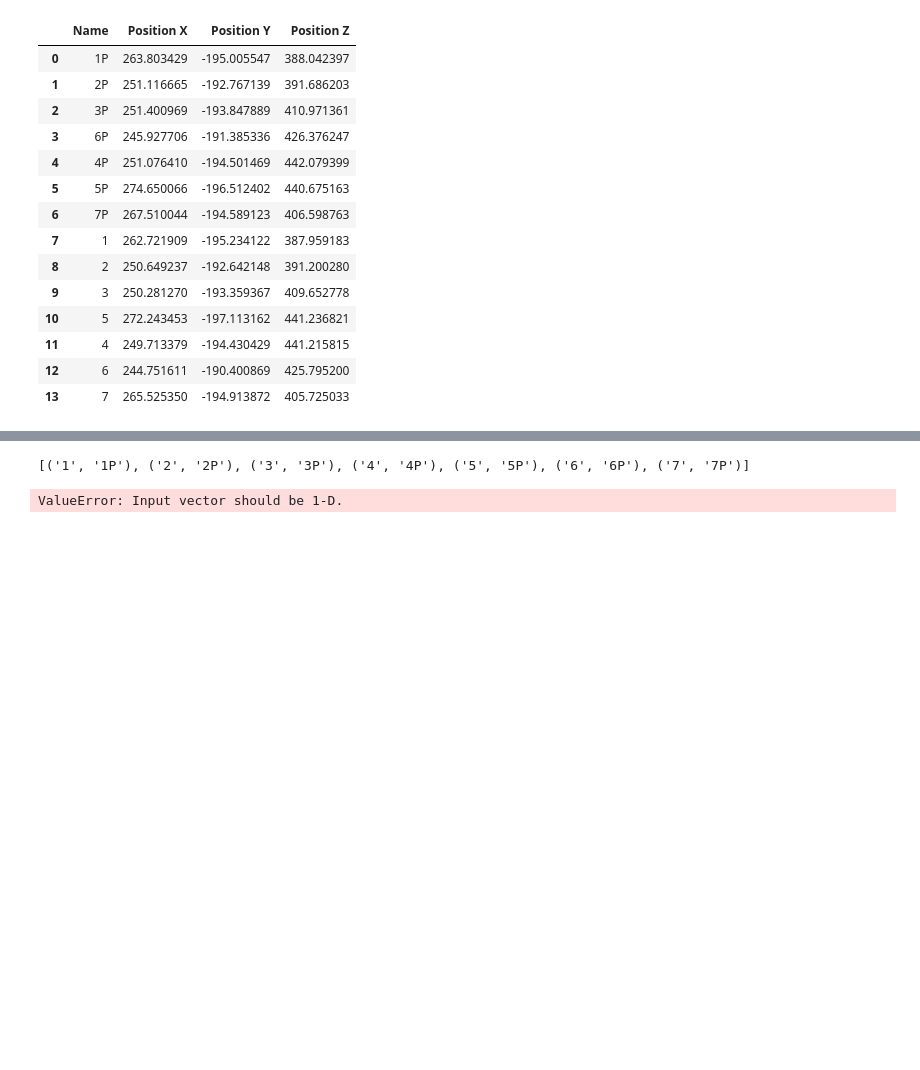
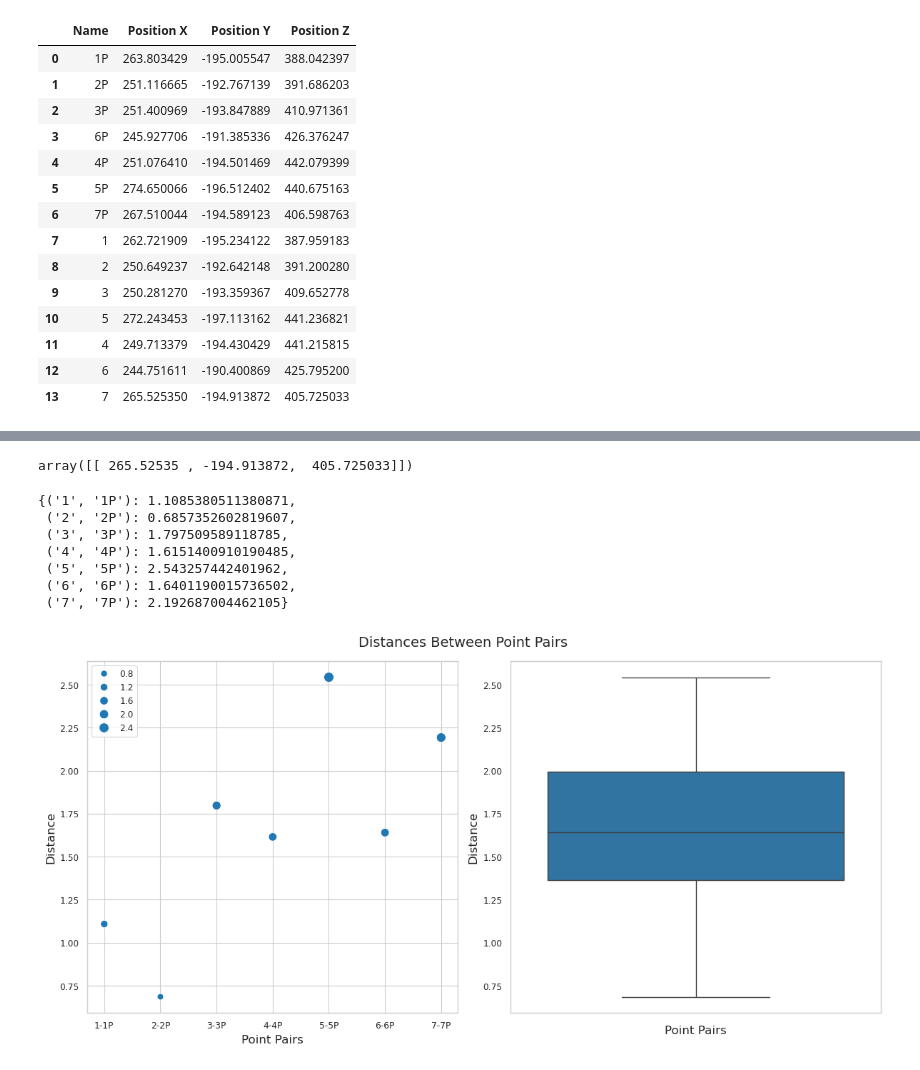
Before and after one commit to VahidDanesh/toolbox, a Jupyter notebook: PostOperative Analysis/PostOperative.ipynb, the cells around one changed output, grey strips where cells are left out. Drawn from its saved outputs; the diff is of its cells as text; code cells hidden in the pictures; blank space fills up the shorter version.

Commit message:
Enhance data visualization utilities

```diff
--- a/PostOperative Analysis/PostOperative.ipynb
+++ b/PostOperative Analysis/PostOperative.ipynb
@@ -5,7 +5,7 @@ import utils.data_utils as data_utils
 
 
 # Set the plot theme
-data_utils.set_plot_theme()
+data_utils.set_plot_default()
 
 # Read the CSV file
 file_path = "./data/PostOperative_Point.csv"
@@ -38,11 +57,33 @@ array([['1', 262.721909, -195.234122, 387.959183, nan]], dtype=object)
+# %%
+distances = {}
+
+for pair in pairs:
+
+    if pair[0] in df.Name.values and pair[1] in df.Name.values:
+        p1 = df[df.Name == pair[0]].iloc[:, 2:5].values
+        p2 = df[df.Name == pair[1]].iloc[:, 1:].values
+
+p1
+# %% [output]
+array([[ 265.52535 , -194.913872,  405.725033]])
 # %%
 
 # Compute pairwise distances
 distances = data_utils.point_distance(points)
+distances
 # %% [output]
-[('1', '1P'), ('2', '2P'), ('3', '3P'), ('4', '4P'), ('5', '5P'), ('6', '6P'), ('7', '7P')]
+{('1', '1P'): 1.1085380511380871,
+ ('2', '2P'): 0.6857352602819607,
+ ('3', '3P'): 1.797509589118785,
+ ('4', '4P'): 1.6151400910190485,
+ ('5', '5P'): 2.543257442401962,
+ ('6', '6P'): 1.6401190015736502,
+ ('7', '7P'): 2.192687004462105}
-ValueError: Input vector should be 1-D.
 # %%
 
 # Plot the distance matrix
-data_utils.plot_distance_matrix(distances)
+fig = data_utils.plot_distances(distances)
+# save as svg
+fig.savefig("./images/distance_matrix.svg", format="svg", bbox_inches='tight', dpi=1200)
+# %% [output]
+[figure, added]
```
Also changed, not shown: parts of 3 cells of this notebook, 3 other files.
